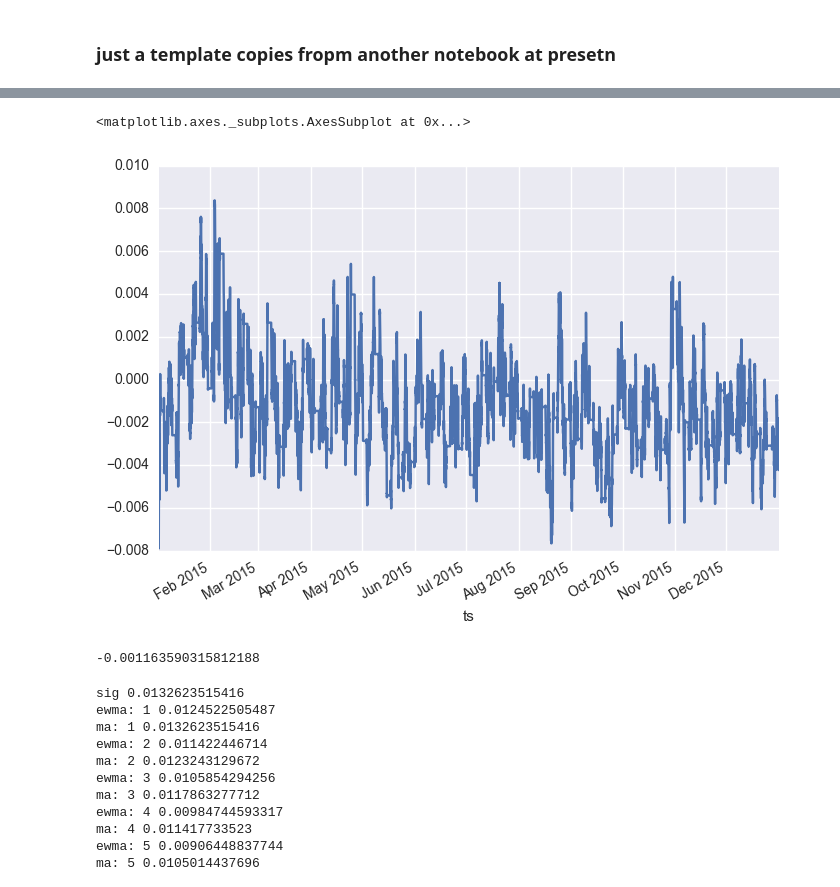
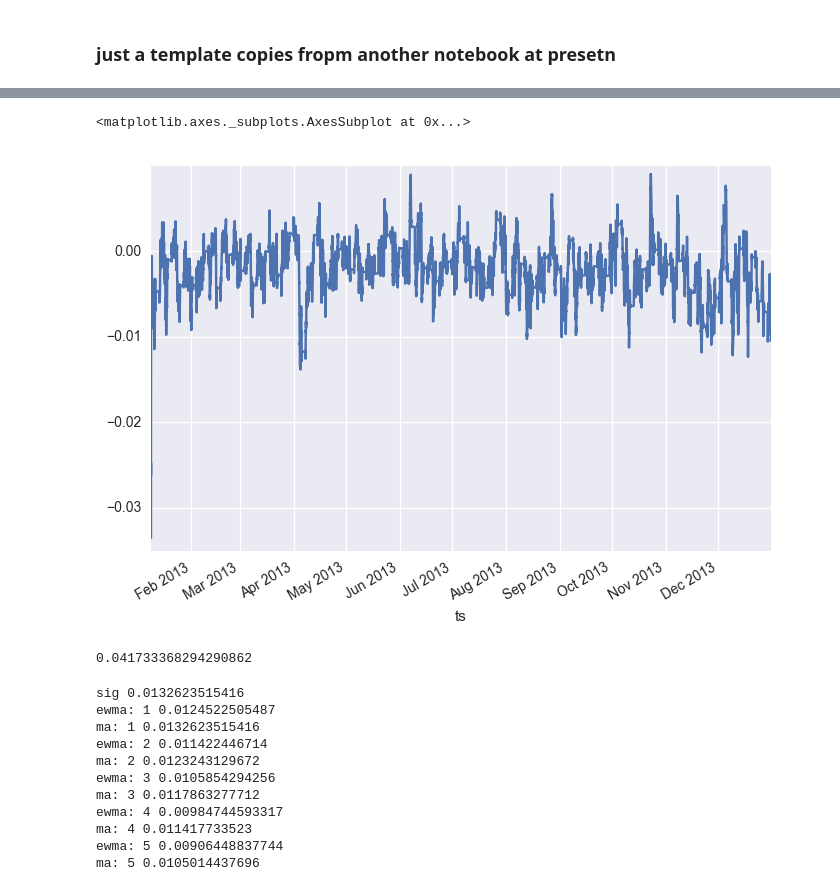
Before and after one commit to andrewwilson/mlnd, a Jupyter notebook: Capstone/Normalised Price - EWMA Model - Test.ipynb, the cells around one changed output, grey strips where cells are left out. Drawn from its saved outputs; the diff is of its cells as text; code cells hidden in the pictures.

```diff
--- a/Capstone/Normalised Price - EWMA Model - Test.ipynb
+++ b/Capstone/Normalised Price - EWMA Model - Test.ipynb
@@ -19,3 +31,38 @@ model = keras.models.load_model(filename)
+# %%
+def masig(x, lp, sp):
+    volp = lp*5
+    lma = x.rolling(lp).mean()
+    sma = x.rolling(sp).mean()
+    return np.tanh((sma - lma) * lma.rolling(volp).std() / (np.sqrt(lp) *sma.rolling(volp).std()))
+
+def ewmasig(x, lp, sp):
+    volp = lp*5
+    lma = x.ewm(span=lp).mean()
+    sma = x.ewm(span=sp).mean()
+    return  np.tanh((sma - lma) * lma.ewm(volp).std() / (np.sqrt(lp) *sma.ewm(volp).std()))
+
+def normalise_price(p, vol_adjust=None):
+    px = logreturn(p, p.shift(1)).cumsum()
+    if vol_adjust:
+        px = px / ewm_vol(px, com=vol_adjust)
+    return px
+
+def ewm_vol(p,com):
+    return p.diff().ewm(com, min_periods=com).std()
+
+def add_features(px):
+    df = pd.DataFrame({'px':px})
+    for period in [2,4,8,16,32,64,128,256]:
+        df['ret-{}'.format(period)] = np.tanh(0.33* (px - px.shift(period) )/ np.sqrt(period))
+        #df['ma{}-{}'.format(2*period, period)] = masig(px, 2*period, period)
+        df['ewma{}-{}'.format(2*period, period)] = ewmasig(px, 2*period, period)
+    return df
+
+def preprocess(ds):
+    day = 24*60
+    px = normalise_price(ds, vol_adjust=5*day)
+    df = add_features(px)
+    return df
 # %%
 catalog = fx_1minute_bar_catalog()
 catalog
@@ -58,0 +87,6 @@ ds = ds.drop('close',axis=1).fillna(0.0)
+# %%
+price = load_1minute_fx_bars('GBPJPY', 2013)['close']
+ds = preprocess(price).dropna()
+px = ds['px']
+ds = ds.drop('px',axis=1)
+ds.head(3)
@@ -69,17 +122,17 @@ Wall time: 30.3 s
 # %%
 idx = ds.index
 plt.figure()#figsize=(20,12))
-#pp = pd.Series((-2*pred[:,0] + -1*pred[:,1] + 1*pred[:,3] + 2*pred[:,4]), index=idx)
-pp = pd.Series((-1*pred[:,0]  + 1*pred[:,4]), index=idx)
+pp = pd.Series((-2*pred[:,0] + -1*pred[:,1] + 1*pred[:,3] + 2*pred[:,4]), index=idx)
+#pp = pd.Series((-1*pred[:,0]  + 1*pred[:,4]), index=idx)
 pp.ewm(1000).mean().plot()
 # %% [output]
 <matplotlib.axes._subplots.AxesSubplot at 0x...>
-[figure, old version]
+[figure, new version]
 # %%
-fut_return = price.shift(-10)- price
+fut_return = px.shift(-10)- px
 fut_return.mean()
 # %% [output]
--0.001163590315812188
+0.041733368294290862
 # %%
 ewma_sx = []
 ma_sx = []
```
Also changed, not shown: parts of 19 cells of this notebook, 8 other files.
